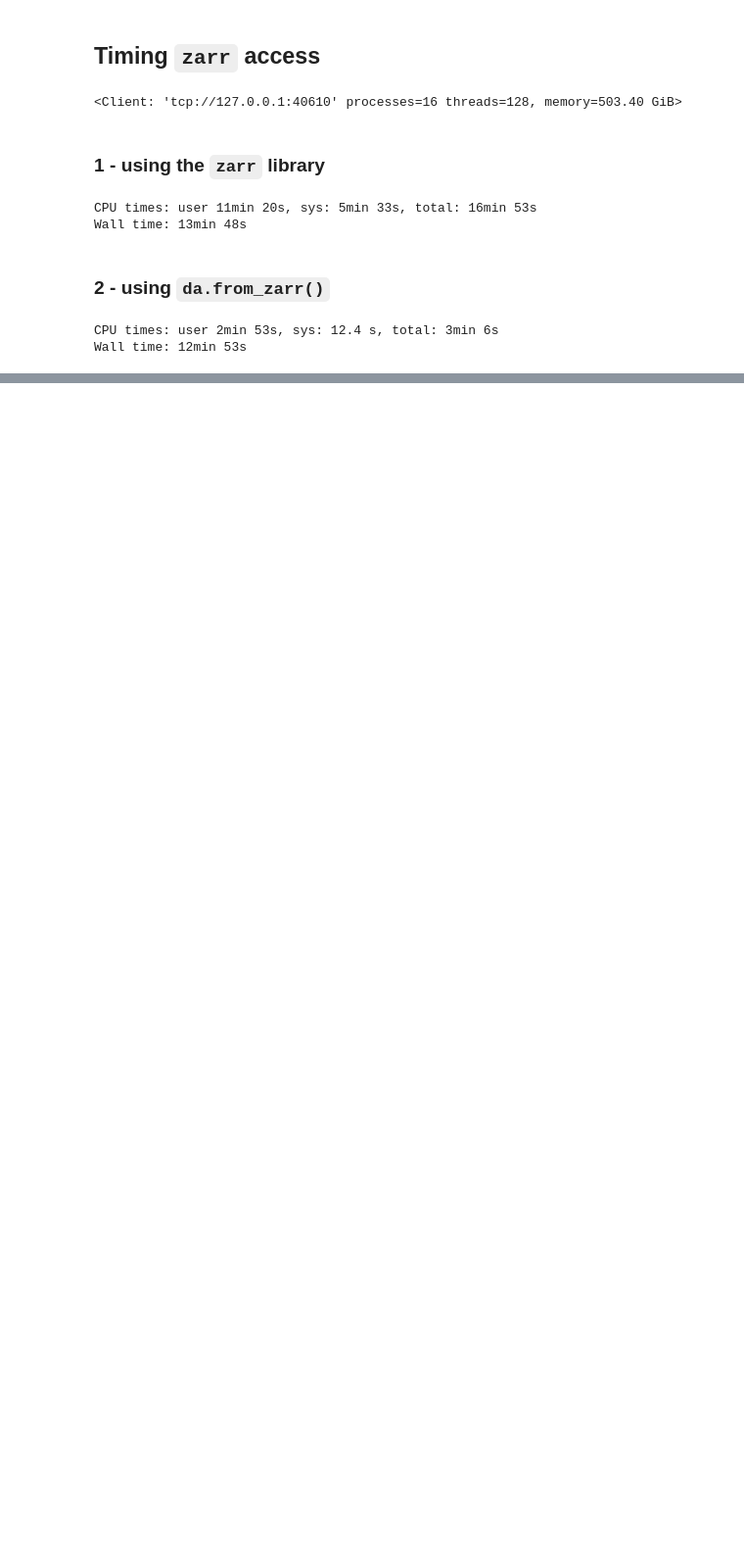
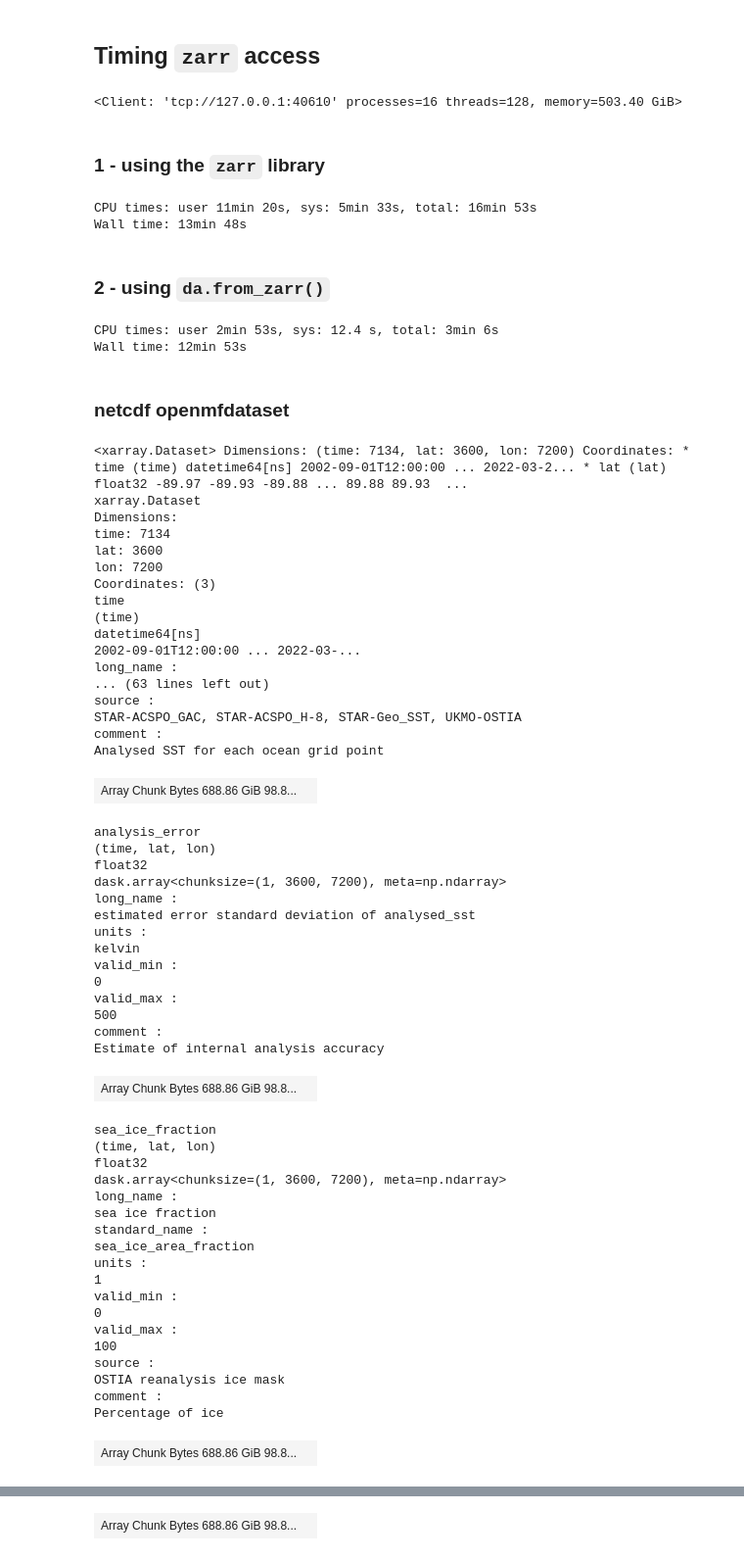
Before and after one commit to rwegener2/mhw-ocetrac-census, a Jupyter notebook: notebooks/benchmarking_dataaccess.ipynb, the cells around one changed output, grey strips where cells are left out. Shown at 98% size. Cells and saved outputs as stored; diff of their text form; code cells hidden in the pictures; blank space fills up the shorter version.

```diff
--- a/notebooks/benchmarking_dataaccess.ipynb
+++ b/notebooks/benchmarking_dataaccess.ipynb
@@ -92,3 +100,60 @@ sst_subset = sst_subset.compute()
 # %% [output]
 CPU times: user 2min 53s, sys: 12.4 s, total: 3min 6s
 Wall time: 12min 53s
+# %% [markdown]
+### netcdf openmfdataset
+# %%
+xr.open_mfdataset('/data/pacific/rwegener/noaa-geopolar-nc/*.nc')
+# %% [output]
+<xarray.Dataset> Dimensions: (time: 7134, lat: 3600, lon: 7200) Coordinates: * time (time) datetime64[ns] 2002-09-01T12:00:00 ... 2022-03-2... * lat (lat) float32 -89.97 -89.93 -89.88 ... 89.88 89.93  ...
+xarray.Dataset
+Dimensions:
+time: 7134
+lat: 3600
+lon: 7200
+Coordinates: (3)
+time
+(time)
+datetime64[ns]
+2002-09-01T12:00:00 ... 2022-03-...
+long_name :
+... (63 lines left out)
+source :
+STAR-ACSPO_GAC, STAR-ACSPO_H-8, STAR-Geo_SST, UKMO-OSTIA
+comment :
+Analysed SST for each ocean grid point
+| Array Chunk Bytes 688.86 GiB 98.8... |  |
+analysis_error
+(time, lat, lon)
+float32
+dask.array<chunksize=(1, 3600, 7200), meta=np.ndarray>
+long_name :
+estimated error standard deviation of analysed_sst
+units :
+kelvin
+valid_min :
+0
+valid_max :
+500
+comment :
+Estimate of internal analysis accuracy
+| Array Chunk Bytes 688.86 GiB 98.8... |  |
+sea_ice_fraction
+(time, lat, lon)
+float32
+dask.array<chunksize=(1, 3600, 7200), meta=np.ndarray>
+long_name :
+sea ice fraction
+standard_name :
+sea_ice_area_fraction
+units :
+1
+valid_min :
+0
+valid_max :
+100
+source :
+OSTIA reanalysis ice mask
+comment :
+Percentage of ice
+| Array Chunk Bytes 688.86 GiB 98.8... |  |
@@ -94,0 +180 @@ Wall time: 12min 53s
+| Array Chunk Bytes 688.86 GiB 98.8... |  |
```
Also changed, not shown: parts of 5 cells of this notebook.
